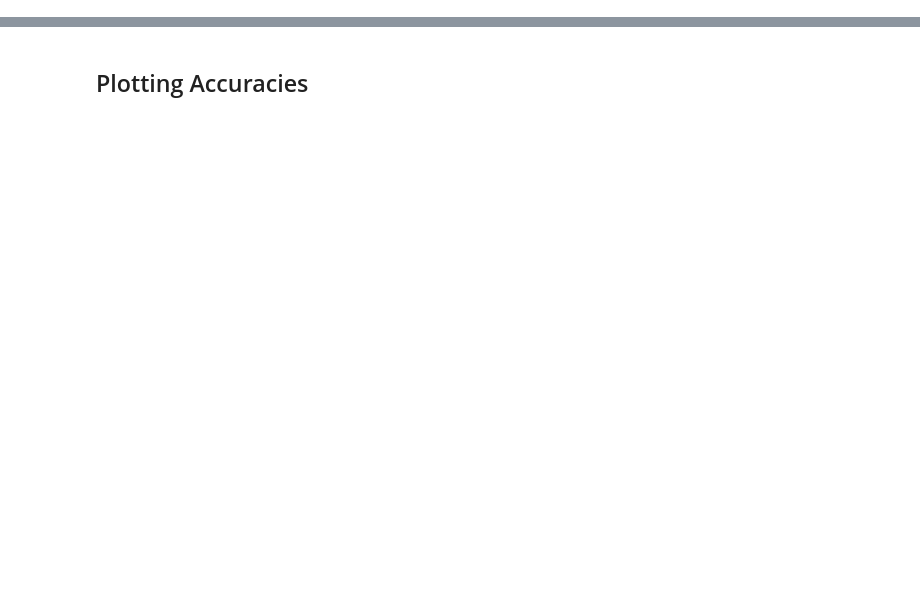
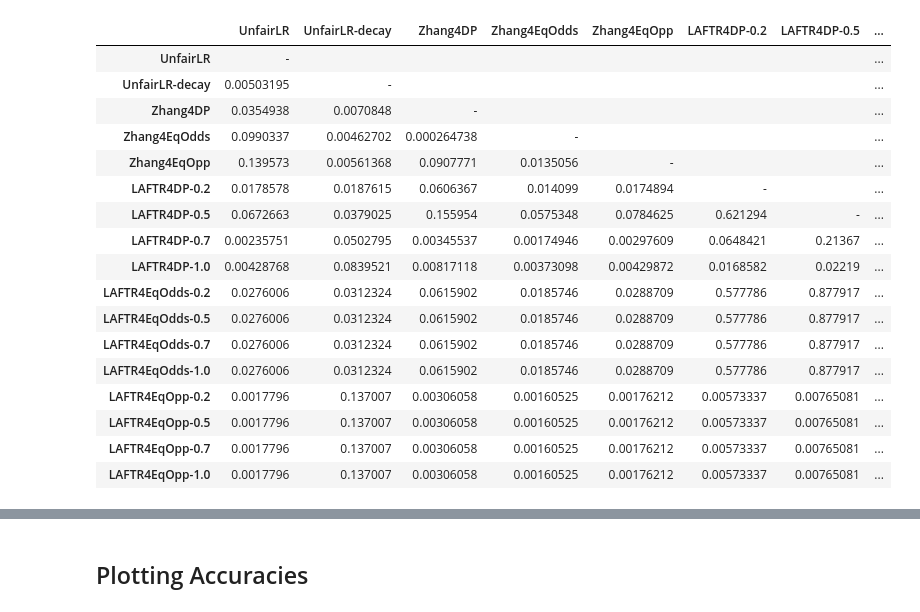
Before and after one commit to limafernando/falsb, a Jupyter notebook: benchmark/adult_race-results.ipynb, the cells around one changed output, grey strips where cells are left out. Cells and saved outputs as stored; diff of their text form; code cells hidden in the pictures; blank space fills up the shorter version.

```diff
--- a/benchmark/adult_race-results.ipynb
+++ b/benchmark/adult_race-results.ipynb
@@ -40,0 +380,28 @@ laftr
+# %%
+res_dp = base_df.copy()
+for i in range(0, l-1):
+    for j in range(i+1, l):
+        stat = stats.ttest_rel(models[i]['dp'], models[j]['dp'])
+        res_dp.iloc[i, j] = stat[1]
+# %%
+res_dp.values[[np.arange(res_dp.shape[0])]*2] = '-'
+res_dp.T.fillna('')
+# %% [output]
+|  | UnfairLR | UnfairLR-decay | Zhang4DP | Zhang4EqOdds | Zhang4EqOpp | LAFTR4DP-0.2 | LAFTR4DP-0.5 | ... |
+| UnfairLR | - |  |  |  |  |  |  | ... |
+| UnfairLR-decay | 0.00503195 | - |  |  |  |  |  | ... |
+| Zhang4DP | 0.0354938 | 0.0070848 | - |  |  |  |  | ... |
+| Zhang4EqOdds | 0.0990337 | 0.00462702 | 0.000264738 | - |  |  |  | ... |
+| Zhang4EqOpp | 0.139573 | 0.00561368 | 0.0907771 | 0.0135056 | - |  |  | ... |
+| LAFTR4DP-0.2 | 0.0178578 | 0.0187615 | 0.0606367 | 0.014099 | 0.0174894 | - |  | ... |
+| LAFTR4DP-0.5 | 0.0672663 | 0.0379025 | 0.155954 | 0.0575348 | 0.0784625 | 0.621294 | - | ... |
+| LAFTR4DP-0.7 | 0.00235751 | 0.0502795 | 0.00345537 | 0.00174946 | 0.00297609 | 0.0648421 | 0.21367 | ... |
+| LAFTR4DP-1.0 | 0.00428768 | 0.0839521 | 0.00817118 | 0.00373098 | 0.00429872 | 0.0168582 | 0.02219 | ... |
+| LAFTR4EqOdds-0.2 | 0.0276006 | 0.0312324 | 0.0615902 | 0.0185746 | 0.0288709 | 0.577786 | 0.877917 | ... |
+| LAFTR4EqOdds-0.5 | 0.0276006 | 0.0312324 | 0.0615902 | 0.0185746 | 0.0288709 | 0.577786 | 0.877917 | ... |
+| LAFTR4EqOdds-0.7 | 0.0276006 | 0.0312324 | 0.0615902 | 0.0185746 | 0.0288709 | 0.577786 | 0.877917 | ... |
+| LAFTR4EqOdds-1.0 | 0.0276006 | 0.0312324 | 0.0615902 | 0.0185746 | 0.0288709 | 0.577786 | 0.877917 | ... |
+| LAFTR4EqOpp-0.2 | 0.0017796 | 0.137007 | 0.00306058 | 0.00160525 | 0.00176212 | 0.00573337 | 0.00765081 | ... |
+| LAFTR4EqOpp-0.5 | 0.0017796 | 0.137007 | 0.00306058 | 0.00160525 | 0.00176212 | 0.00573337 | 0.00765081 | ... |
+| LAFTR4EqOpp-0.7 | 0.0017796 | 0.137007 | 0.00306058 | 0.00160525 | 0.00176212 | 0.00573337 | 0.00765081 | ... |
+| LAFTR4EqOpp-1.0 | 0.0017796 | 0.137007 | 0.00306058 | 0.00160525 | 0.00176212 | 0.00573337 | 0.00765081 | ... |
```
Also changed, not shown: parts of 54 cells of this notebook, 1 other file.
